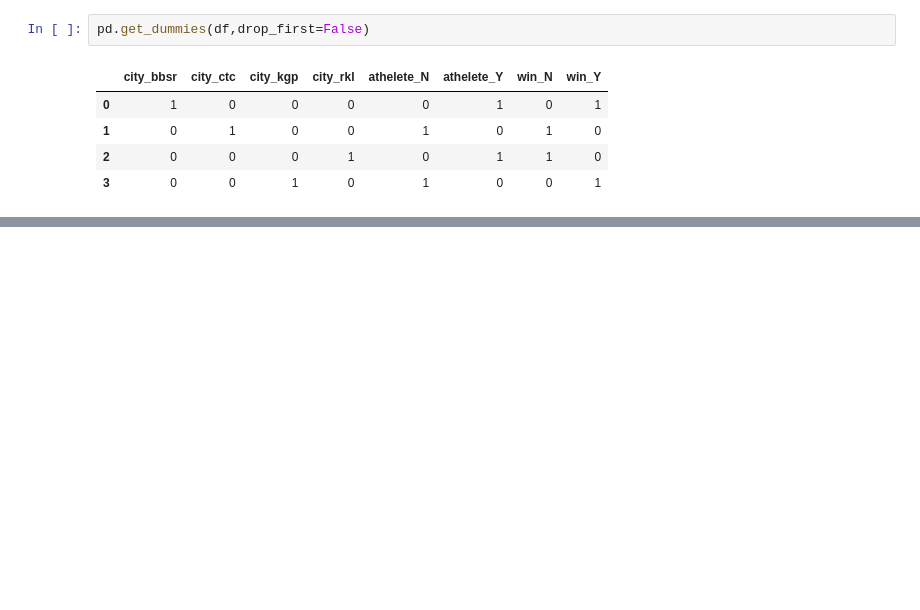
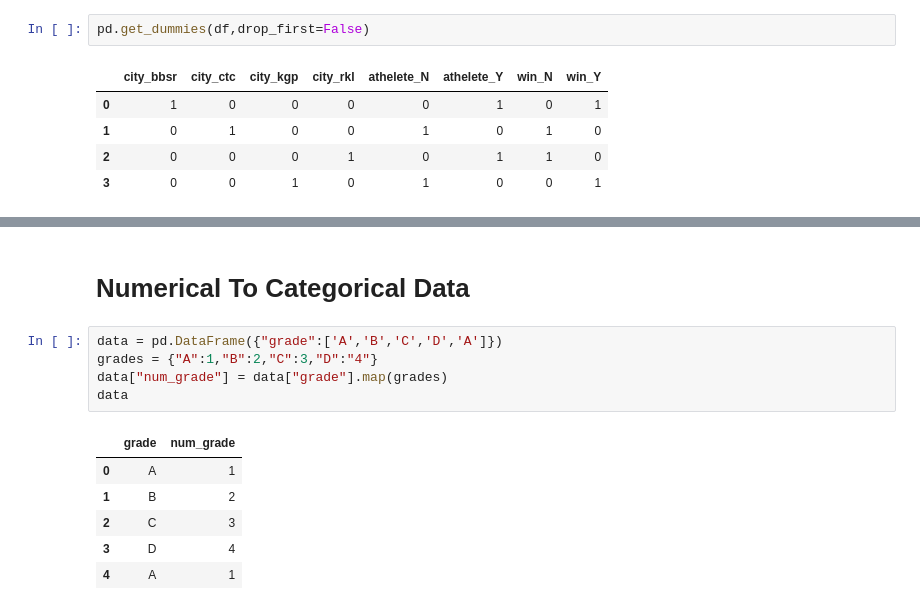
Before and after one commit to Coder-Amlan-for-College/MLC, a Jupyter notebook: Feature Engineering.ipynb, the cells around one changed output, grey strips where cells are left out. Drawn from its saved outputs; the diff is of its cells as text; blank space fills up the shorter version.

```diff
--- a/Feature Engineering.ipynb
+++ b/Feature Engineering.ipynb
@@ -139,0 +182,14 @@ pd.get_dummies(df,drop_first=False)
+# %% [markdown]
+ # Numerical To Categorical Data
+# %%
+data = pd.DataFrame({"grade":['A','B','C','D','A']})
+grades = {"A":1,"B":2,"C":3,"D":"4"}
+data["num_grade"] = data["grade"].map(grades)
+data
+# %% [output]
+|  | grade | num_grade |
+| 0 | A | 1 |
+| 1 | B | 2 |
+| 2 | C | 3 |
+| 3 | D | 4 |
+| 4 | A | 1 |
```
Also changed, not shown: parts of 5 cells of this notebook.
